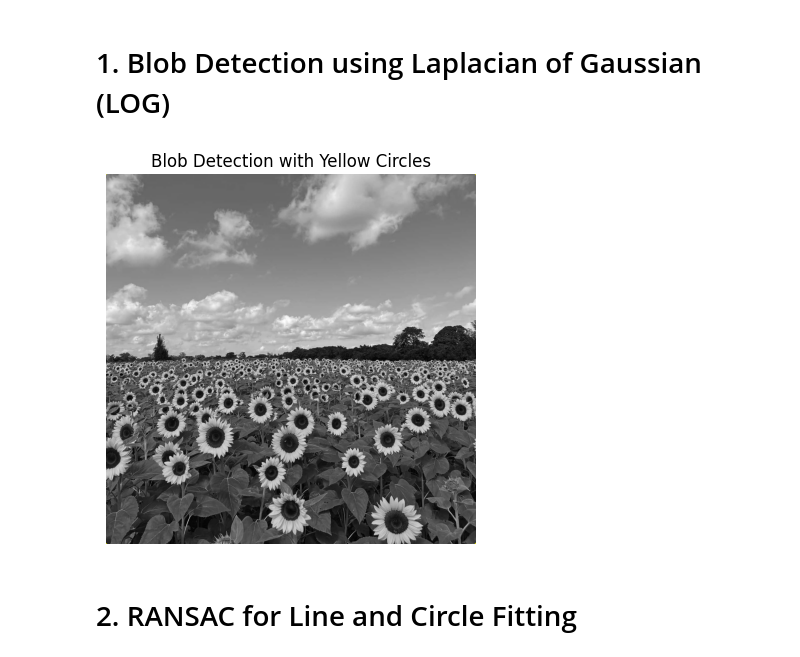
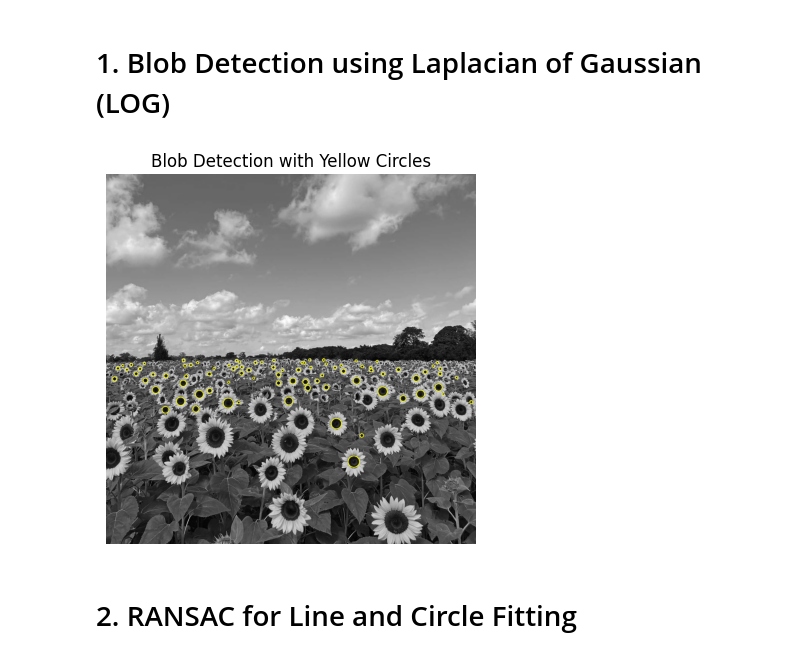
Before and after one commit to SanujaRupasinghe/Image-Processign-And-Machine-Vision-Assignments, a Jupyter notebook: Assignment2/code.ipynb, the cells around one changed output. Cells and saved outputs as stored; diff of their text form; code cells hidden in the pictures.

```diff
--- a/Assignment2/code.ipynb
+++ b/Assignment2/code.ipynb
@@ -3,52 +3,60 @@
 # %%
 import cv2
 import numpy as np
 import matplotlib.pyplot as plt
 
 # Load the sunflower image in grayscale
 img = cv2.imread('the_berry_farms_sunflower_field.jpeg', cv2.IMREAD_GRAYSCALE)
 
 # Ensure the image is loaded correctly
 if img is None:
     print("Error: Could not load the image. Please check the file path.")
     exit()
 
-# Apply Gaussian Blur to reduce noise
-blurred = cv2.GaussianBlur(img, (5, 5), 0)
+# Set up the SimpleBlobDetector parameters
+params = cv2.SimpleBlobDetector_Params()
 
-# Apply Laplacian of Gaussian (LoG) for edge detection
-log = cv2.Laplacian(blurred, cv2.CV_64F)
+# Filter by area: Only consider large enough blobs
+params.filterByArea = True
+params.minArea = 50  # Adjust based on your image size
 
-# Normalize LoG values for better thresholding
-log = cv2.normalize(log, None, 0, 255, cv2.NORM_MINMAX)
+# Filter by circularity: Keep only circular shapes
+params.filterByCircularity = True
+params.minCircularity = 0.7  # Higher means more circular
 
-# Threshold to detect blobs (edges)
-_, thresholded = cv2.threshold(np.uint8(log), 30, 255, cv2.THRESH_BINARY)
+# Filter by convexity: Ensure shapes are not concave
+params.filterByConvexity = True
+params.minConvexity = 0.8
 
-# Find contours (potential blobs)
-contours, _ = cv2.findContours(thresholded, cv2.RETR_EXTERNAL, cv2.CHAIN_APPROX_SIMPLE)
+# Filter by inertia (roundness)
+params.filterByInertia = True
+params.minInertiaRatio = 0.5
 
-# Convert grayscale image to BGR for drawing colored circles
+# Create a blob detector with the above parameters
+detector = cv2.SimpleBlobDetector_create(params)
+
+# Detect blobs in the image
+keypoints = detector.detect(img)
+
+# Convert the grayscale image to BGR for colored drawing
 output = cv2.cvtColor(img, cv2.COLOR_GRAY2BGR)
 
-# Iterate over the contours and draw yellow circles
-for cnt in contours:
-    (x, y), radius = cv2.minEnclosingCircle(cnt)
-    if radius > 5:  # Only draw circles for larger blobs
-        center = (int(x), int(y))
-        radius = int(radius)
-        cv2.circle(output, center, radius, (0, 255, 255), 2)  # Yellow circle
+# Draw detected blobs as yellow circles
+for kp in keypoints:
+    x, y = int(kp.pt[0]), int(kp.pt[1])
+    radius = int(kp.size / 2)
+    cv2.circle(output, (x, y), radius, (0, 255, 255), 2)  # Yellow circle
 
 # Save the output image with yellow circles
-cv2.imwrite('yellow_circled_blobs.jpg', output)
+cv2.imwrite('simple_blob_detection_output.jpg', output)
 
-# Display the result using Matplotlib
-plt.imshow(cv2.cvtColor(output, cv2.COLOR_BGR2RGB))  # Convert BGR to RGB for display
+# Display the result using Matplotlib (with correct channel order)
+plt.imshow(output[..., ::-1])
 plt.title("Blob Detection with Yellow Circles")
 plt.axis('off')  # Hide axes for cleaner display
 plt.show()
 # %% [output]
-[figure, old version]
+[figure, new version]
 # %% [markdown]
 # 2. RANSAC for Line and Circle Fitting
 # %%
```
Also changed, not shown: 2 other files.
